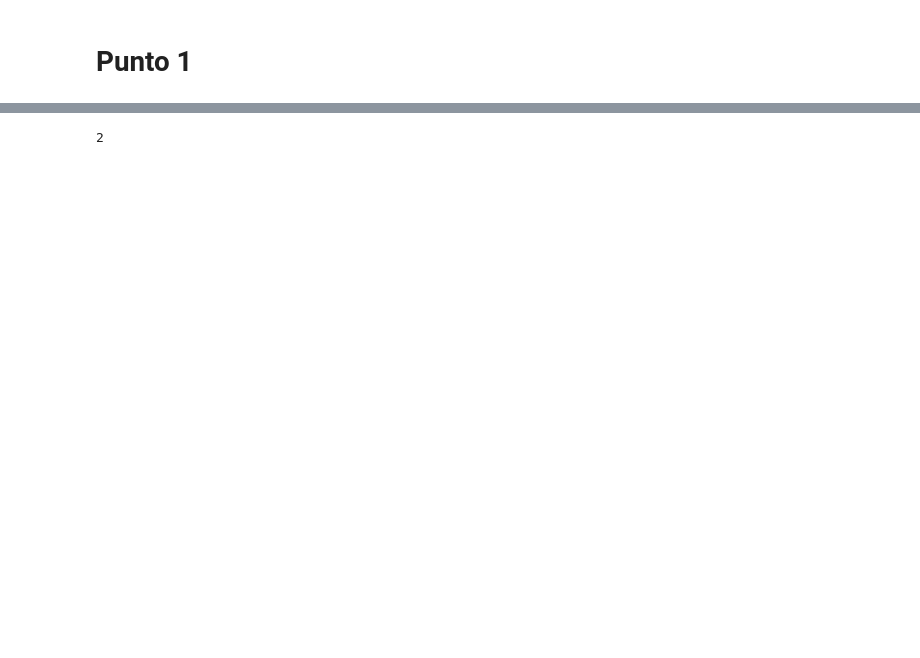
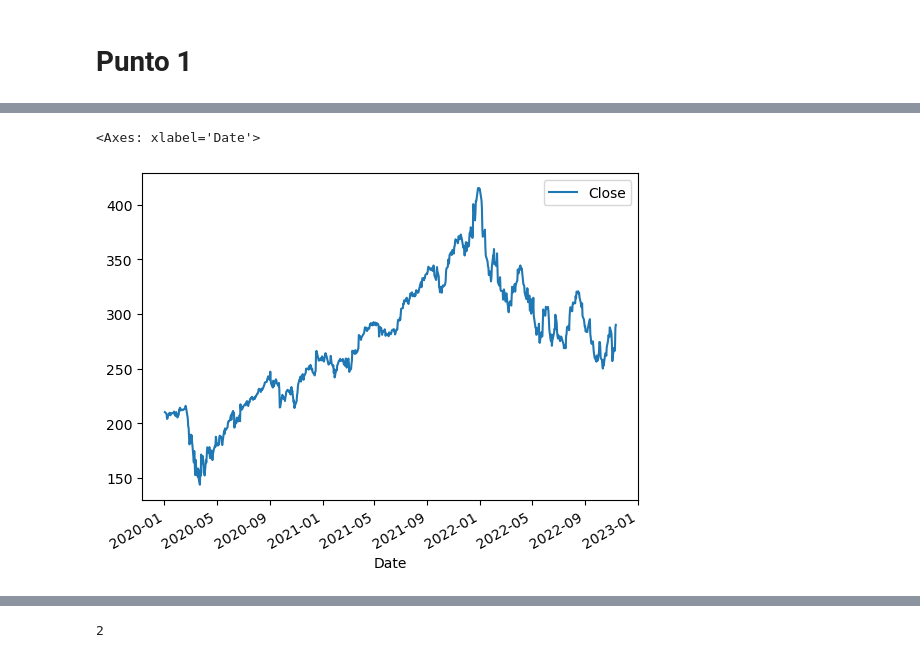
Before and after one commit to msanchezr99/Talleres_estocasticos1, a Jupyter notebook: Procesos_estoc_continuos/Punto1_Unit3.ipynb, the cells around one changed output, grey strips where cells are left out. Cells and saved outputs as stored; diff of their text form; code cells hidden in the pictures; blank space fills up the shorter version.

```diff
--- a/Procesos_estoc_continuos/Punto1_Unit3.ipynb
+++ b/Procesos_estoc_continuos/Punto1_Unit3.ipynb
@@ -65,0 +129,7 @@ plt.yticks(fontsize=15)
+# %%
+yf.pdr_override()
+inicio=datetime(2020,1,1)
+fin=datetime(2022,11,12)
+data=pdr.get_data_yahoo("ACN",inicio,fin)
+data.drop(["Open","Adj Close","Volume"],axis=1,inplace=True)
+data
@@ -65,0 +152,5 @@ plt.yticks(fontsize=15)
+# %%
+data[["Close"]].plot()
+# %% [output]
+<Axes: xlabel='Date'>
+[figure, added]
```
Also changed, not shown: parts of 9 cells of this notebook, 3 other files.
